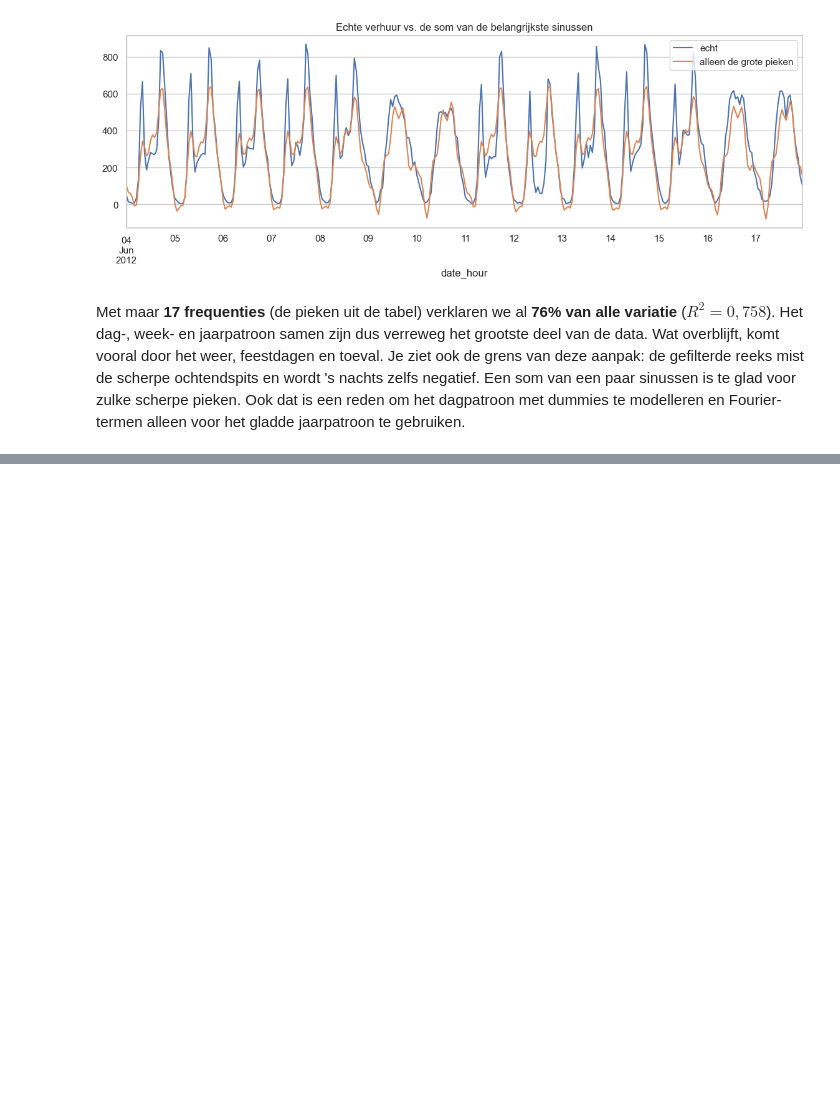
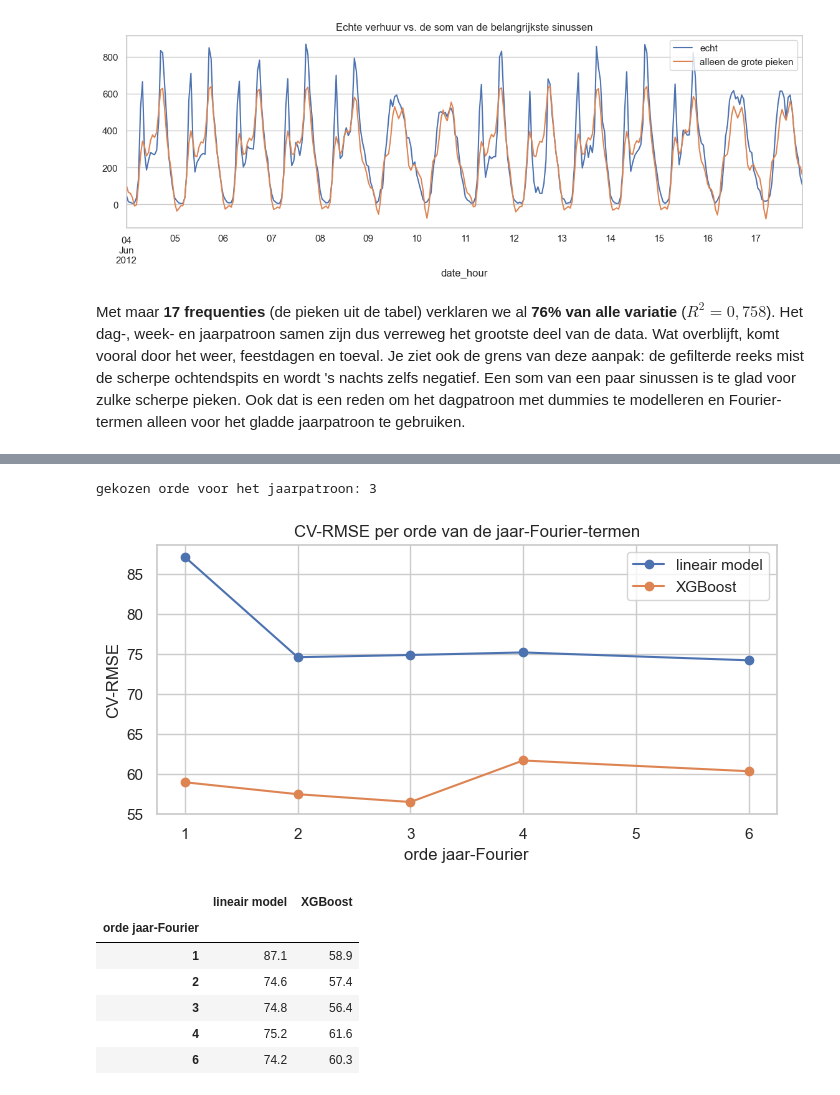
Before and after one commit to AlishaSR2k5/verhuuraantallen-voorspellen, a Jupyter notebook: notebook.ipynb, the cells around one changed output, grey strips where cells are left out. Cells and saved outputs as stored; diff of their text form; code cells hidden in the pictures; blank space fills up the shorter version.

```diff
--- a/notebook.ipynb
+++ b/notebook.ipynb
@@ -1612,0 +1642,26 @@ modelleren en Fourier-termen alleen voor het gladde jaarpatroon te gebruiken.
+# %%
+k_values = [1, 2, 3, 4, 6]
+fourier_scores = {}
+for k in k_values:
+    fourier_scores[k] = feature_experiment(
+        df_model, BASE_LIN, BASE_TREE, order=1, fourier_terms=[('YE', k)])
+fourier_scores = pd.DataFrame(fourier_scores).T
+fourier_scores.index.name = 'orde jaar-Fourier'
+# Kies de orde met de laagste gemiddelde CV-RMSE van beide modellen
+BEST_K = int(fourier_scores.mean(axis=1).idxmin())
+print('gekozen orde voor het jaarpatroon:', BEST_K)
+ax = fourier_scores.plot(marker='o', figsize=(8, 3.5),
+                         title='CV-RMSE per orde van de jaar-Fourier-termen')
+ax.set_ylabel('CV-RMSE')
+plt.show()
+fourier_scores.round(1)
+# %% [output]
+gekozen orde voor het jaarpatroon: 3
+[figure, added]
+|  | lineair model | XGBoost |
+| orde jaar-Fourier |  |  |
+| 1 | 87.1 | 58.9 |
+| 2 | 74.6 | 57.4 |
+| 3 | 74.8 | 56.4 |
+| 4 | 75.2 | 61.6 |
+| 6 | 74.2 | 60.3 |
```
Also changed, not shown: parts of 10 cells of this notebook.
